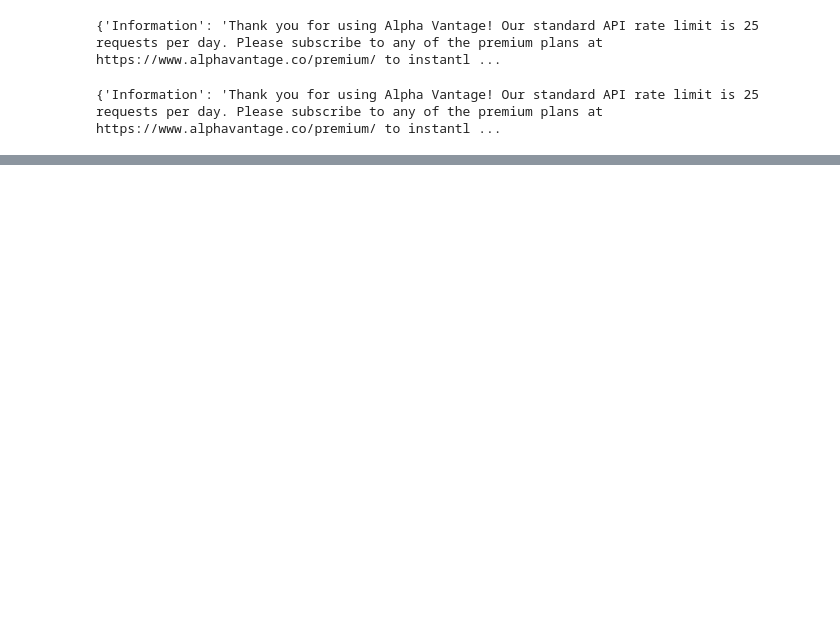
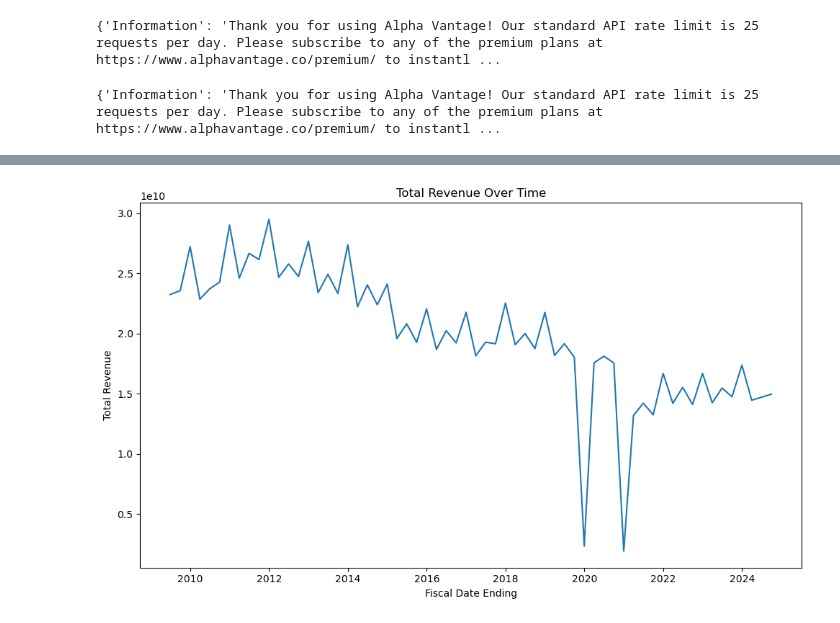
Before and after one commit to agiano/business_valuator, a Jupyter notebook: scratch.ipynb, the cells around one changed output, grey strips where cells are left out. Cells and saved outputs as stored; diff of their text form; code cells hidden in the pictures; blank space fills up the shorter version.

Commit message:
created graph from AV data

```diff
--- a/scratch.ipynb
+++ b/scratch.ipynb
@@ -55,3 +55,29 @@ print(data)
 # list(df.columns)
 # %% [output]
 {'Information': 'Thank you for using Alpha Vantage! Our standard API rate limit is 25 requests per day. Please subscribe to any of the premium plans at https://www.alphavantage.co/premium/ to instantl ...
+# %%
+# Not using API:
+
+import pandas as pd
+import json
+
+income_statement_path = "./data/income_statement.json"
+
+with open(income_statement_path, 'r') as file:
+  IS_data = json.load(file)
+
+IS_annualReports = IS_data["annualReports"]
+IS_quarterlyReports = IS_data["quarterlyReports"]
+
+IS_AR_df = pd.json_normalize(IS_quarterlyReports)
+
+IS_AR_df = IS_AR_df.iloc[::-1].reset_index(drop=True)
+# %%
+columns_2_integers = [col for col in IS_AR_df.columns if col not in ['fiscalDateEnding', 'reportedCurrency']]
+
+# print(columns_2_integers)
+
+IS_AR_df[columns_2_integers] = IS_AR_df[columns_2_integers].apply(pd.to_numeric, errors='coerce').astype('Int64')
+
+null_counts = IS_AR_df.isnull().sum()
+null_counts
@@ -57,0 +102,16 @@ print(data)
+# %%
+# Convert date columns into proper date type
+# Plot revenue vs date
+
+import matplotlib.pyplot as plt
+
+IS_AR_df['fiscalDateEnding'] = pd.to_datetime(IS_AR_df['fiscalDateEnding'])
+
+plt.figure(figsize=(10,6))
+plt.plot(IS_AR_df['fiscalDateEnding'], IS_AR_df['totalRevenue'])
+plt.xlabel("Fiscal Date Ending")
+plt.ylabel("Total Revenue")
+plt.title("Total Revenue Over Time")
+plt.tight_layout()
+# %% [output]
+[figure, added]
```
Also changed, not shown: parts of 4 cells of this notebook.
